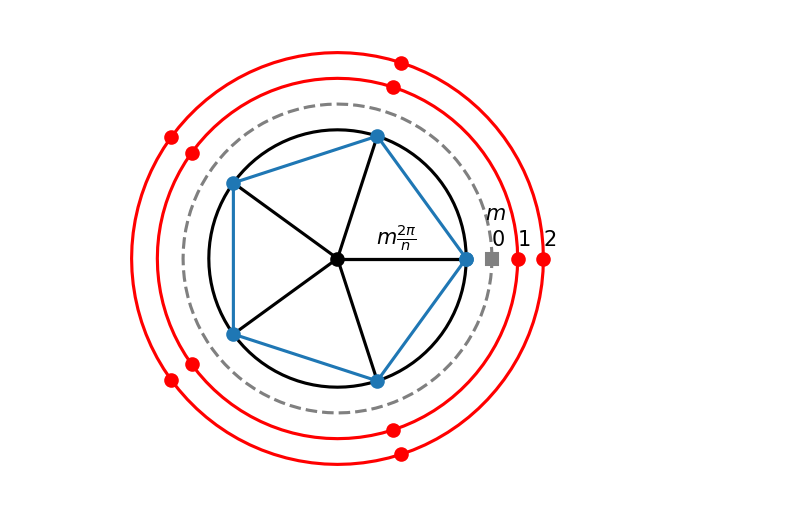
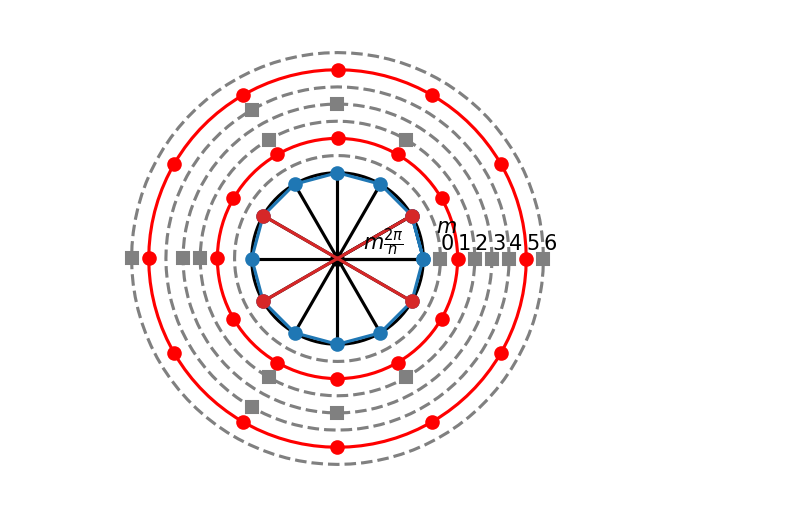
Before and after one commit to queezz/cnlecture, a Jupyter notebook: examples/PrimitiveRoots.ipynb, the cells around one changed output. Cells and saved outputs as stored; diff of their text form; code cells hidden in the pictures.

```diff
--- a/examples/PrimitiveRoots.ipynb
+++ b/examples/PrimitiveRoots.ipynb
@@ -9,7 +9,7 @@ from cnlecture import functions as fc
 # %%
 # plot primitive roots with arg < pi.
 # Note: complex conjugates of primitive roots are also primitive.
-fc.primitive_roots(5)
+fc.primitive_roots(12)
 plt.gcf().set_dpi(150)
 # %% [output]
-[figure, old version]
+[figure, new version]
```
Also changed, not shown: 6 other files.
